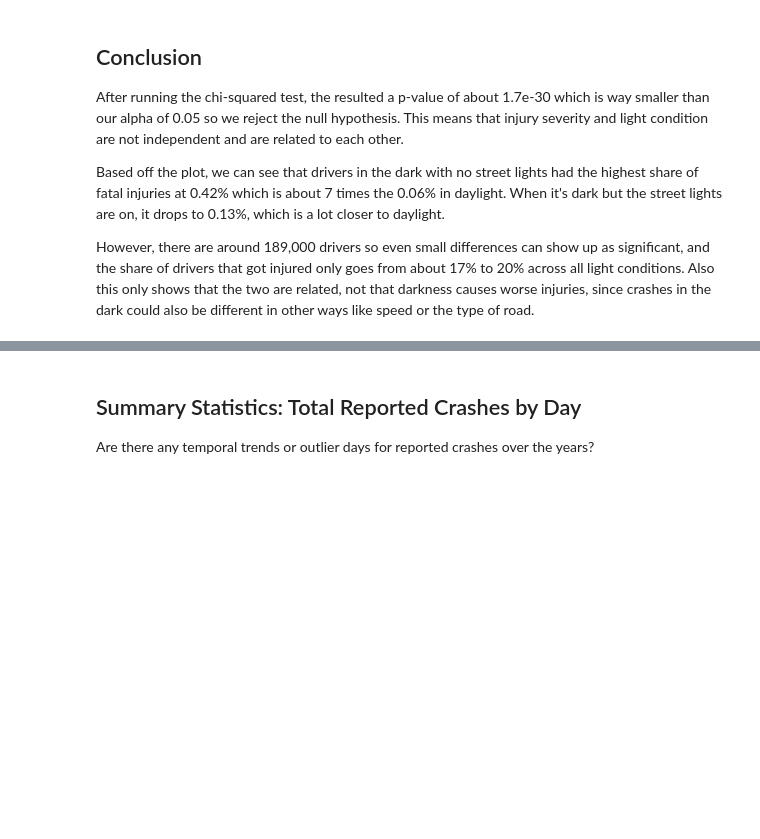
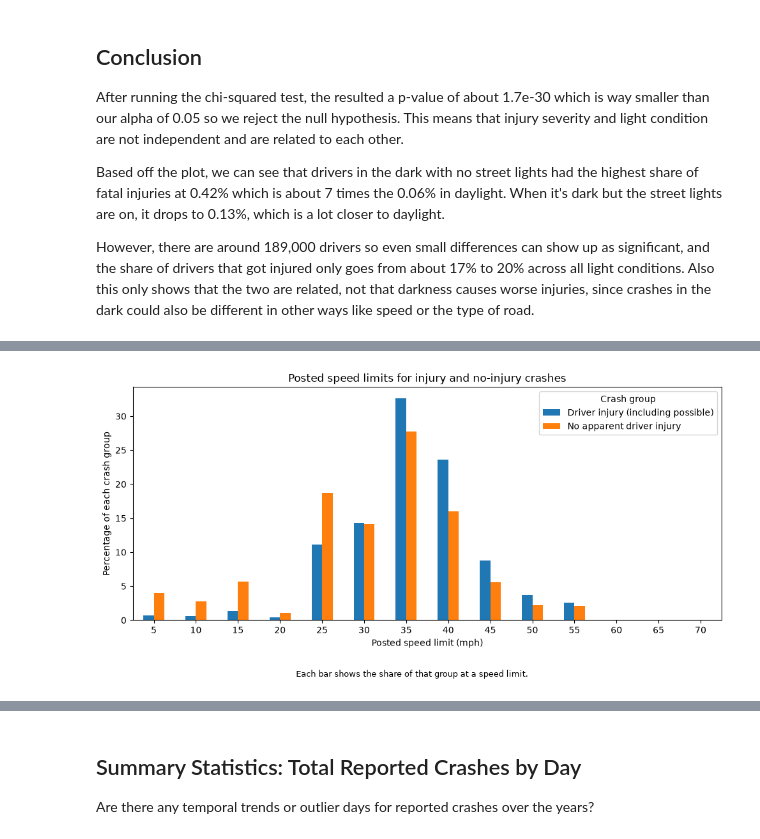
Before and after one commit to carevalo2/crash-reporting, a Jupyter notebook: checkpoint-2/checkpoint-2.ipynb, the cells around one changed output, grey strips where cells are left out. Saved outputs shown, nothing was run; the diff lists cells and outputs as text; code cells hidden in the pictures; blank space fills up the shorter version.

Commit message:
t test for posted speed limits for injury and no injury crashes

```diff
--- a/checkpoint-2/checkpoint-2.ipynb
+++ b/checkpoint-2/checkpoint-2.ipynb
@@ -79,0 +90,76 @@ However, there are around 189,000 drivers so even small differences can show up
+# %%
+import matplotlib.pyplot as plt
+from scipy.stats import ttest_ind
+
+# Prep the data using df from the start
+speed_df = df[["Report Number", "Injury Severity", "Speed Limit"]].copy()
+speed_df["Speed Limit"] = pd.to_numeric(speed_df["Speed Limit"], errors="coerce")
+
+injury_categories = [
+    "POSSIBLE INJURY",
+    "SUSPECTED MINOR INJURY",
+    "SUSPECTED SERIOUS INJURY",
+    "FATAL INJURY",
+]
+speed_df["injury"] = speed_df["Injury Severity"].isin(injury_categories)
+speed_df["known_injury"] = speed_df["Injury Severity"].isin(
+    injury_categories + ["NO APPARENT INJURY"]
+)
+speed_df["valid_speed"] = speed_df["Speed Limit"] > 0
+
+# Count each crash once
+reports = speed_df.groupby("Report Number")
+crash_speed = pd.DataFrame()
+crash_speed["speed_limit"] = reports["Speed Limit"].first()
+crash_speed["injury"] = reports["injury"].any()
+
+# Keep crashes with known injuries and one valid speed limit
+known_injuries = reports["known_injury"].all()
+valid_speeds = reports["valid_speed"].all()
+one_speed_limit = reports["Speed Limit"].nunique() == 1
+crash_speed = crash_speed[known_injuries & valid_speeds & one_speed_limit].copy()
+
+# Let's compare the two groups
+injury_speed = crash_speed.loc[crash_speed["injury"], "speed_limit"]
+no_injury_speed = crash_speed.loc[~crash_speed["injury"], "speed_limit"]
+
+print("Total crashes: ", len(injury_speed) + len(no_injury_speed))
+print("Injury crashes:", len(injury_speed))
+print("No apparent injury crashes:", len(no_injury_speed))
+print("Mean speed limit, injury:", round(injury_speed.mean(), 2), "mph")
+print("Mean speed limit, no apparent injury:", round(no_injury_speed.mean(), 2), "mph")
+
+
+result = ttest_ind(injury_speed, no_injury_speed, equal_var=False)
+p_value = result.pvalue
+
+# Its zero here since the p value it's too small for python to represent
+print("p-value:", p_value)
+
+if p_value < 0.05:
+    print("Reject the null since the means differ.")
+else:
+    print("Fail to reject the null since theres no clear difference.")
+
+# Compare percentages because the groups have different sizes
+crash_speed["group"] = crash_speed["injury"].map(
+    {True: "Driver injury (including possible)", False: "No apparent driver injury"}
+)
+percentages = pd.crosstab(
+    crash_speed["speed_limit"], crash_speed["group"], normalize="columns"
+) * 100
+
+percentages.plot.bar(figsize=(10, 5))
+plt.title("Posted speed limits for injury and no-injury crashes")
+plt.xlabel("Posted speed limit (mph)")
+plt.ylabel("Percentage of each crash group")
+plt.legend(title="Crash group")
+plt.xticks(rotation=0)
+plt.figtext(
+    0.5, 0.02,
+    "Each bar shows the share of that group at a speed limit.",
+    ha="center", fontsize=9
+)
+plt.tight_layout(rect=[0, 0.08, 1, 1])
+plt.show()
+# %% [output]
@@ -79,0 +173 @@ However, there are around 189,000 drivers so even small differences can show up
+[figure, added]
```
Also changed, not shown: parts of 6 cells of this notebook.
